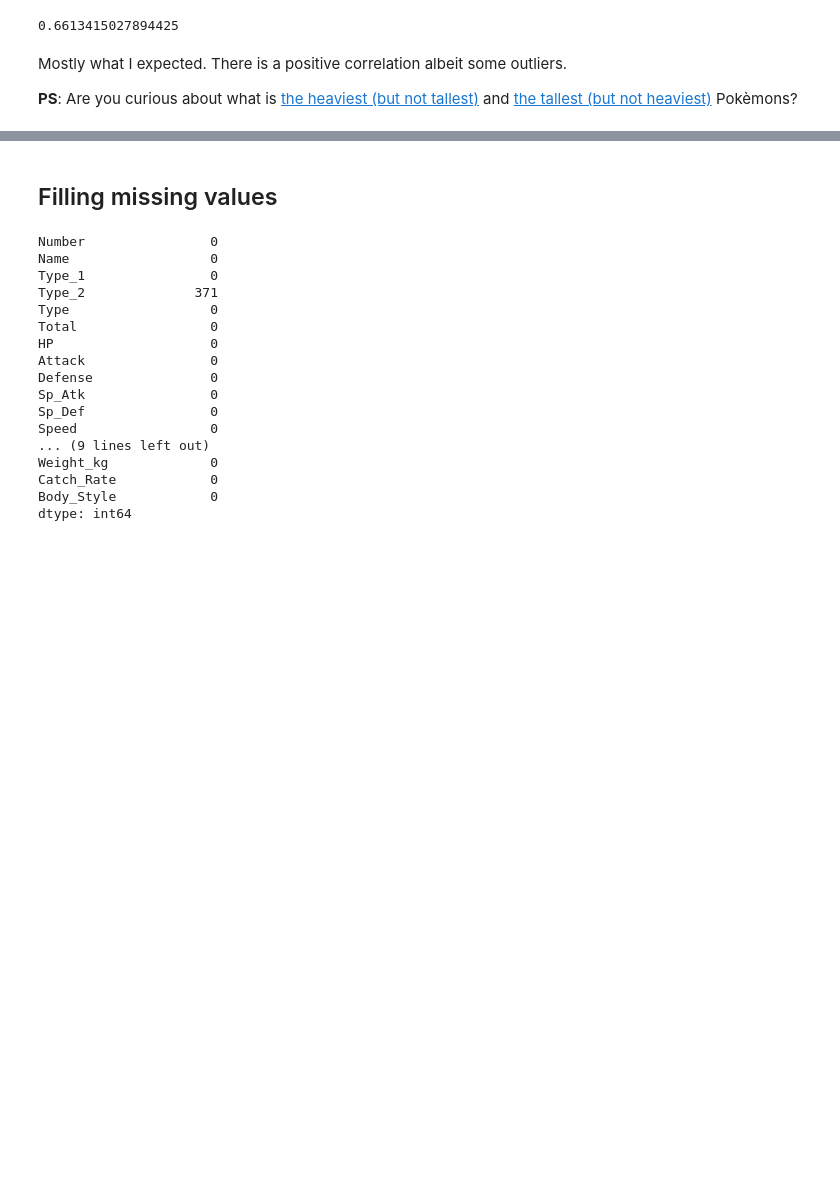
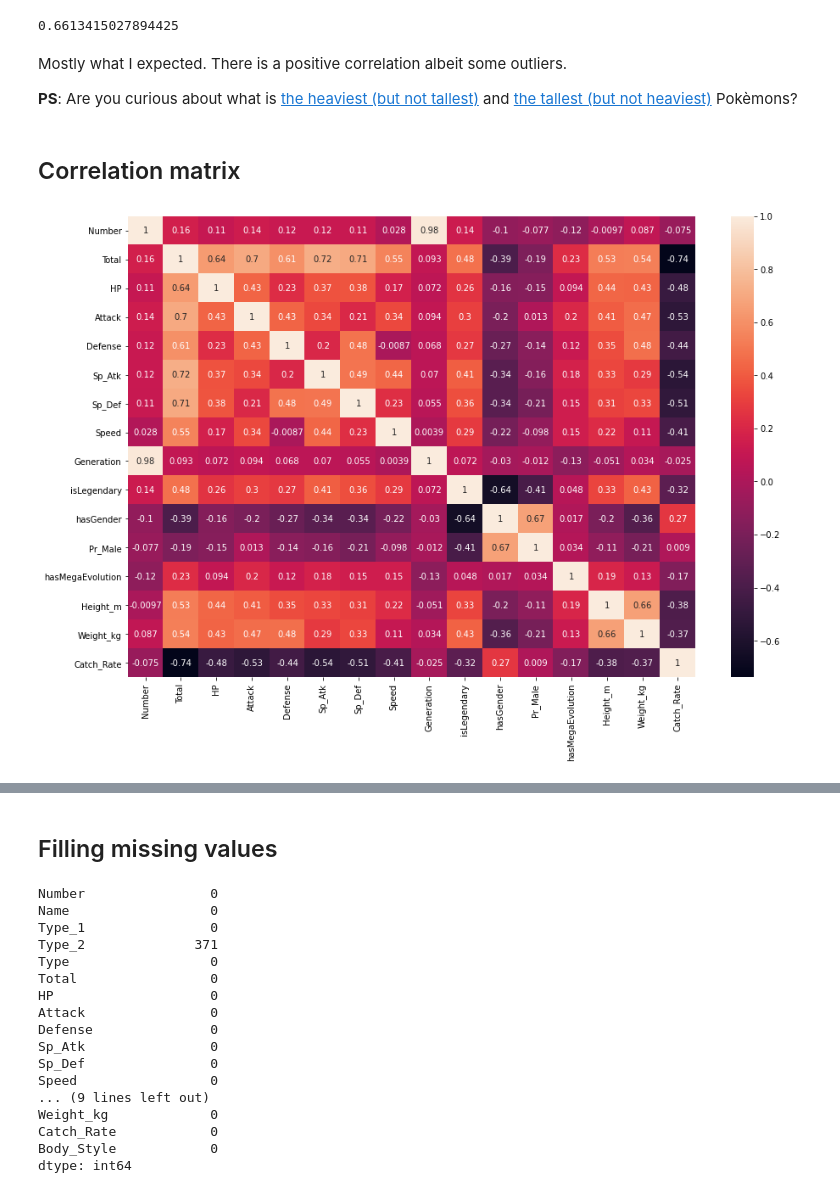
Before and after one commit to DavMrc/Machine-Learning, a Jupyter notebook: Pokèmon type inferring.ipynb, the cells around one changed output, grey strips where cells are left out. Saved outputs shown, nothing was run; the diff lists cells and outputs as text; code cells hidden in the pictures; blank space fills up the shorter version.

Commit message:
Pokèmon EDA on correlation matrix

```diff
--- a/Pokèmon type inferring.ipynb
+++ b/Pokèmon type inferring.ipynb
@@ -389,3 +389,18 @@ np.corrcoef(df.Height_m, df.Weight_kg)[0,1]
 Mostly what I expected. There is a positive correlation albeit some outliers.
 
 **PS**: Are you curious about what is [the heaviest (but not tallest)](https://bulbapedia.bulbagarden.net/wiki/Groudon_(Pok%C3%A9mon)) and [the tallest (but not heaviest)](https://bulbapedia.bulbagarden.net/wiki/Wailord_(Pok%C3%A9mon)) Pokèmons?
+# %% [markdown]
+## Correlation matrix
+# %%
+ def corr_matrix():
+    corr = df.corr()
+    fig, ax = plt.subplots(figsize=(15,10))
+
+    ax = sb.heatmap(corr,
+        annot=True,
+        cbar=True
+    )
+
+corr_matrix()
+# %% [output]
+[figure, added]
```
Also changed, not shown: parts of 21 cells of this notebook.
